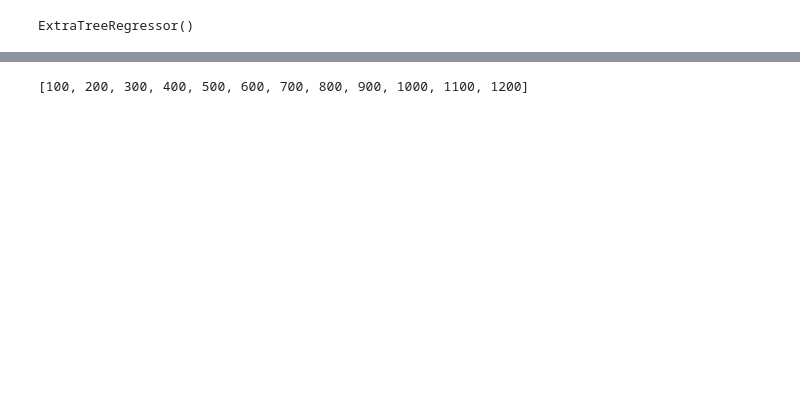
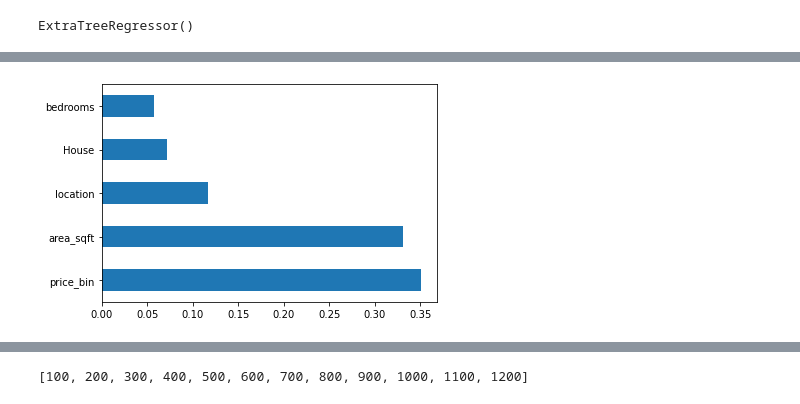
Before and after one commit to ZaheerFDS78/house-price-prediction-model, a Jupyter notebook: Untitled.ipynb, the cells around one changed output, grey strips where cells are left out. Drawn from its saved outputs; the diff is of its cells as text; code cells hidden in the pictures; blank space fills up the shorter version.

```diff
--- a/Untitled.ipynb
+++ b/Untitled.ipynb
@@ -410,3 +425,6 @@ print(model.feature_importances_)
 # %%
-from sklearn.ensemble import ExtraTreeRegressor
+#plot graph for future importance for better visualization
+feat_importance=pd.Series(model.feature_importances_, index=X.columns)
+feat_importance.nlargest(5).plot(kind='barh')
+plt.show()
 # %% [output]
@@ -414,3 +431,4 @@ ImportError: cannot import name 'ExtraTreeRegressor' from 'sklearn.ensemble' (C:
+[figure, added]
 # %%
 from sklearn.model_selection import train_test_split
 X_train,X_test,y_train,y_test=train_test_split(X,y,test_size=0.2)
```
Also changed, not shown: parts of 22 cells of this notebook.
